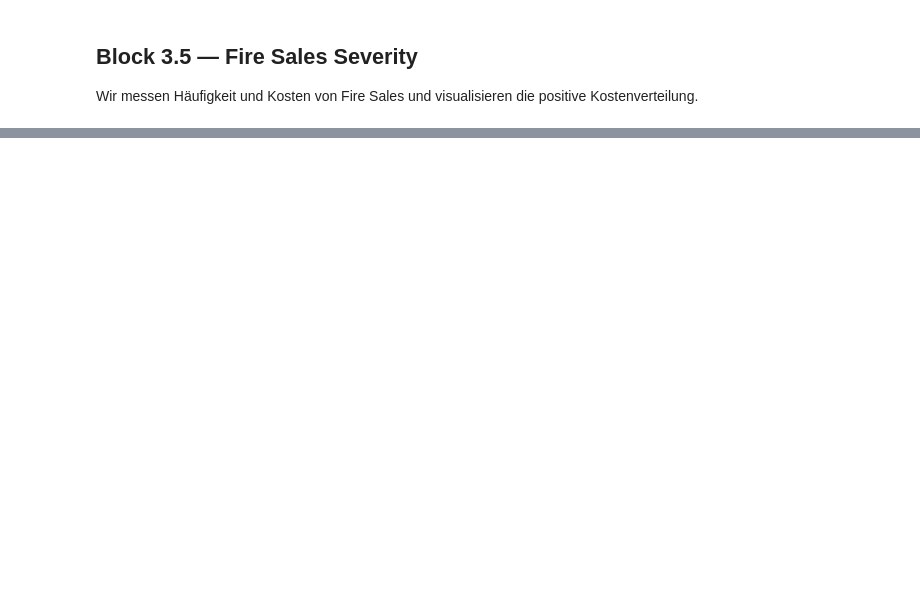
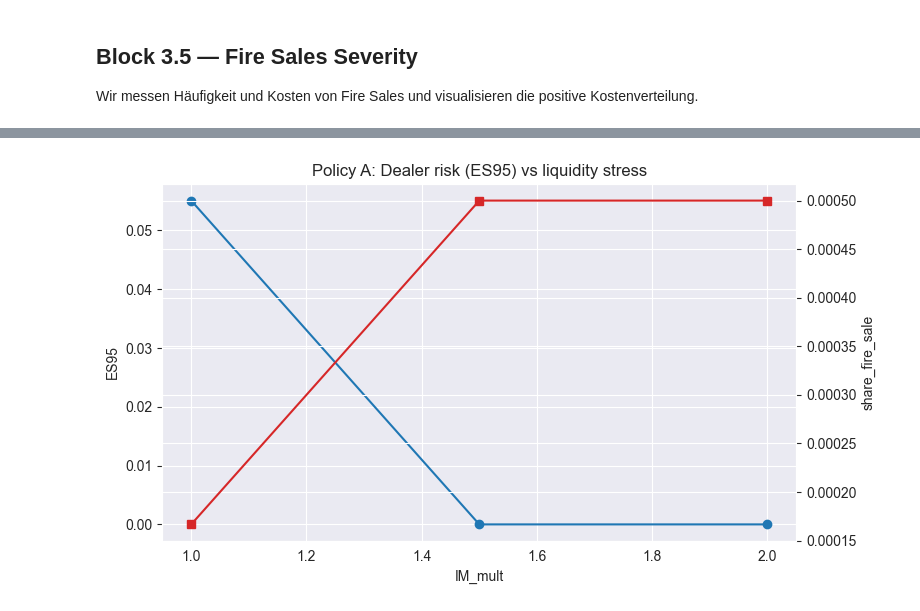
Before and after one commit to Teufelsfrucht17/Master_RISK, a Jupyter notebook: SelfCoded_Simulation.ipynb, the cells around one changed output, grey strips where cells are left out. Drawn from its saved outputs; the diff is of its cells as text; code cells hidden in the pictures; blank space fills up the shorter version.

```diff
--- a/SelfCoded_Simulation.ipynb
+++ b/SelfCoded_Simulation.ipynb
@@ -561,0 +589,94 @@ median fire_sale_cost (>0) = 0.000000
+# %%
+# Gemeinsame Marktpfade für alle Policy-Szenarien
+policy_mpor_max = max(10, 5, int(params["MPOR"]))
+S_policy, V_policy = simulate_market_paths(
+    N=params["N"],
+    T_sim=params["T_sim"],
+    MPOR=policy_mpor_max,
+    S0=params["S0"],
+    sigma_s=params["sigma_s"],
+    K=params["K"],
+    Q=params["Q"],
+    seed=params["seed"],
+)
+
+
+def max_loss(losses):
+    return float(np.max(np.asarray(losses)))
+
+
+def share_fire_sale(events):
+    return float(np.mean(np.asarray(events) > 0))
+
+
+policy_A_rows = []
+for k in [1.0, 1.5, 2.0]:
+    IM_k, _ = compute_im(
+        Q=params["Q"],
+        sigma_s=params["sigma_s"],
+        MPOR=params["MPOR"],
+        conf=params["IM_conf"],
+        mult=k,
+    )
+    aug_k = run_augmented_liquidity(
+        V=V_policy,
+        p_day=p_day,
+        IM=IM_k,
+        T_sim=params["T_sim"],
+        MPOR=params["MPOR"],
+        VM_freq=params["VM_freq"],
+        L0=params["L0"],
+        A0=params["A0"],
+        h=params["h"],
+        seed=params["seed"],
+    )
+
+    losses_k = np.asarray(aug_k["losses"])
+    EL, VaR99, ES99 = risk_metrics(losses_k, alpha=0.99)
+    _, VaR95, ES95 = risk_metrics(losses_k, alpha=0.95)
+    losses_pos = losses_k[losses_k > 0]
+    ES95_pos = float(np.mean(losses_pos)) if losses_pos.size > 0 else 0.0
+
+    policy_A_rows.append({
+        "IM_mult": k,
+        "EL": EL,
+        "VaR95": VaR95,
+        "ES95": ES95,
+        "VaR99": VaR99,
+        "ES99": ES99,
+        "ES95_pos": ES95_pos,
+        "max_loss": max_loss(losses_k),
+        "default_rate_total": float(np.mean(aug_k["default_flag"])),
+        "default_rate_liq": float(np.mean(aug_k["default_type"] == "liquidity")),
+        "mean_fire_sale_cost": float(np.mean(aug_k["fire_sale_cost"])),
+        "mean_fire_sale_events": float(np.mean(aug_k["fire_sale_events"])),
+        "share_fire_sale": share_fire_sale(aug_k["fire_sale_events"]),
+    })
+
+policy_A_results = pd.DataFrame(policy_A_rows)
+
+risk_col = "ES95"
+if np.allclose(policy_A_results["ES95"], 0.0):
+    risk_col = "max_loss"
+
+fig, ax1 = plt.subplots(figsize=(8, 4.5))
+ax1.plot(policy_A_results["IM_mult"], policy_A_results[risk_col], marker="o")
+ax1.set_xlabel("IM_mult")
+ax1.set_ylabel(risk_col)
+
+ax2 = ax1.twinx()
+ax2.plot(
+    policy_A_results["IM_mult"],
+    policy_A_results["share_fire_sale"],
+    marker="s",
+    color="tab:red",
+)
+ax2.set_ylabel("share_fire_sale")
+
+ax1.set_title("Policy A: Dealer risk (ES95) vs liquidity stress")
+plt.tight_layout()
+plt.show()
+
+policy_A_results
+# %% [output]
+[figure, added]
```
Also changed, not shown: parts of 23 cells of this notebook.
